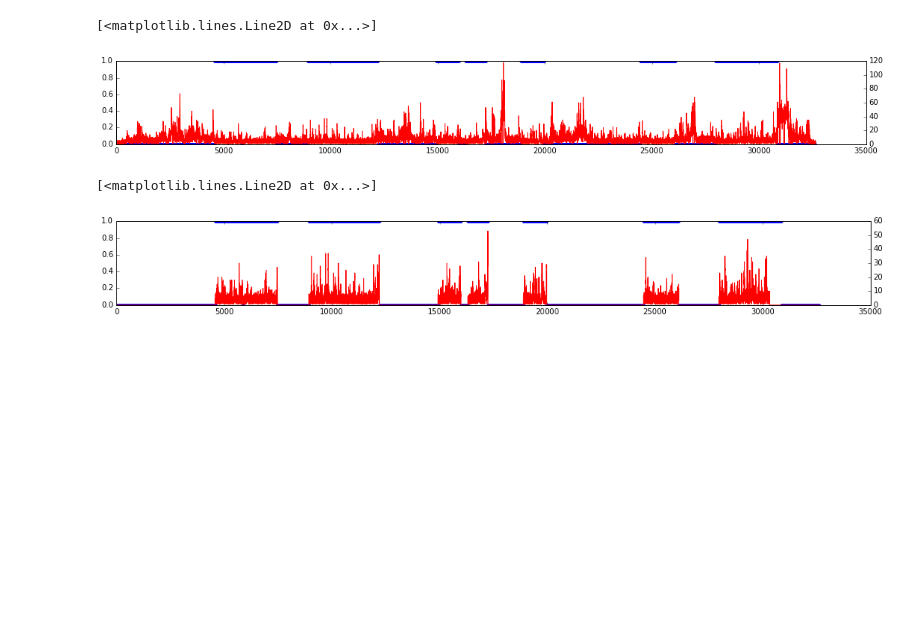
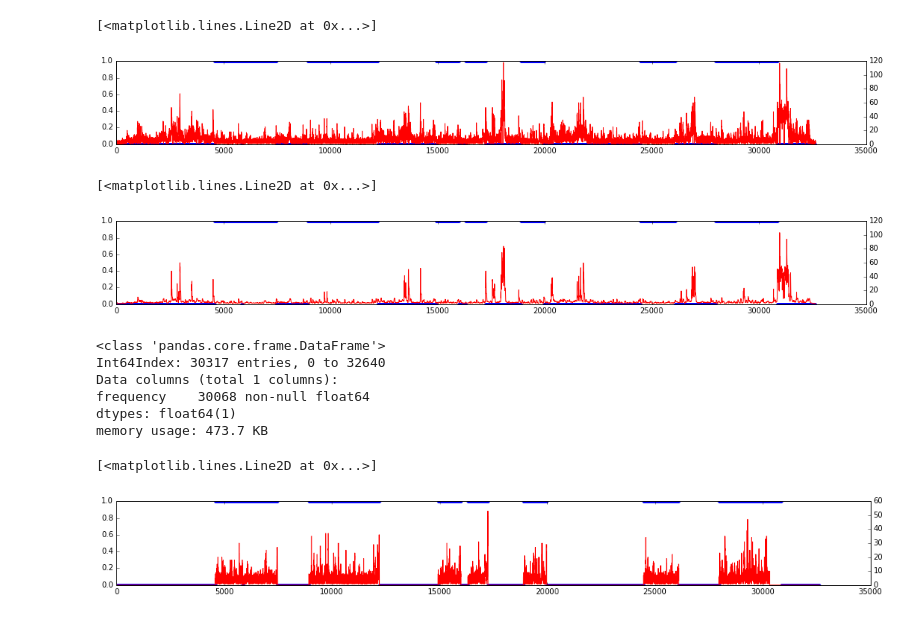
Before and after one commit to rwinslow/livebeat, a Jupyter notebook: Analytics-Week 2-Chat Segment Overlay-dota2ti_v83196893_720p30.ipynb, the cells around one changed output. Saved outputs shown, nothing was run; the diff lists cells and outputs as text; code cells hidden in the pictures; blank space fills up the shorter version.

```diff
--- a/Analytics-Week 2-Chat Segment Overlay-dota2ti_v83196893_720p30.ipynb
+++ b/Analytics-Week 2-Chat Segment Overlay-dota2ti_v83196893_720p30.ipynb
@@ -165,6 +165,31 @@ ax2.plot(chat_freq.index, chat_freq['frequency'], '-r')
 # %% [output]
 [<matplotlib.lines.Line2D at 0x...>]
 [figure]
+# %%
+rolled = pd.DataFrame(chat_freq['frequency']).rolling(window=30).std()
+rolled.loc[
+    (chat_freq.frequency.mean() + 4 * chat_freq.frequency.std()) <= chat_freq.frequency
+, 'frequency'] = chat_freq.frequency
+rolled = rolled.rolling(window=3).mean()
+
+
+fig, ax1 = plt.subplots(figsize=(18,2))
+ax2 = ax1.twinx()
+ax1.plot(df.index, df['game'], '.b')
+ax2.plot(chat_freq.index, rolled, '-r')
+# %% [output]
+[<matplotlib.lines.Line2D at 0x...>]
+[figure, added]
+# %%
+rolled = pd.DataFrame(chat_freq['frequency']).rolling(window=250).mean()
+rolled.info()
+# %% [output]
+<class 'pandas.core.frame.DataFrame'>
+Int64Index: 30317 entries, 0 to 32640
+Data columns (total 1 columns):
+frequency    30068 non-null float64
+dtypes: float64(1)
+memory usage: 473.7 KB
 # %%
 df_copy = df[0:len(chat_freq)]
 cf_copy['game'] = df_copy['game']
```
Also changed, not shown: parts of 1 cell of this notebook, 8 other files.
